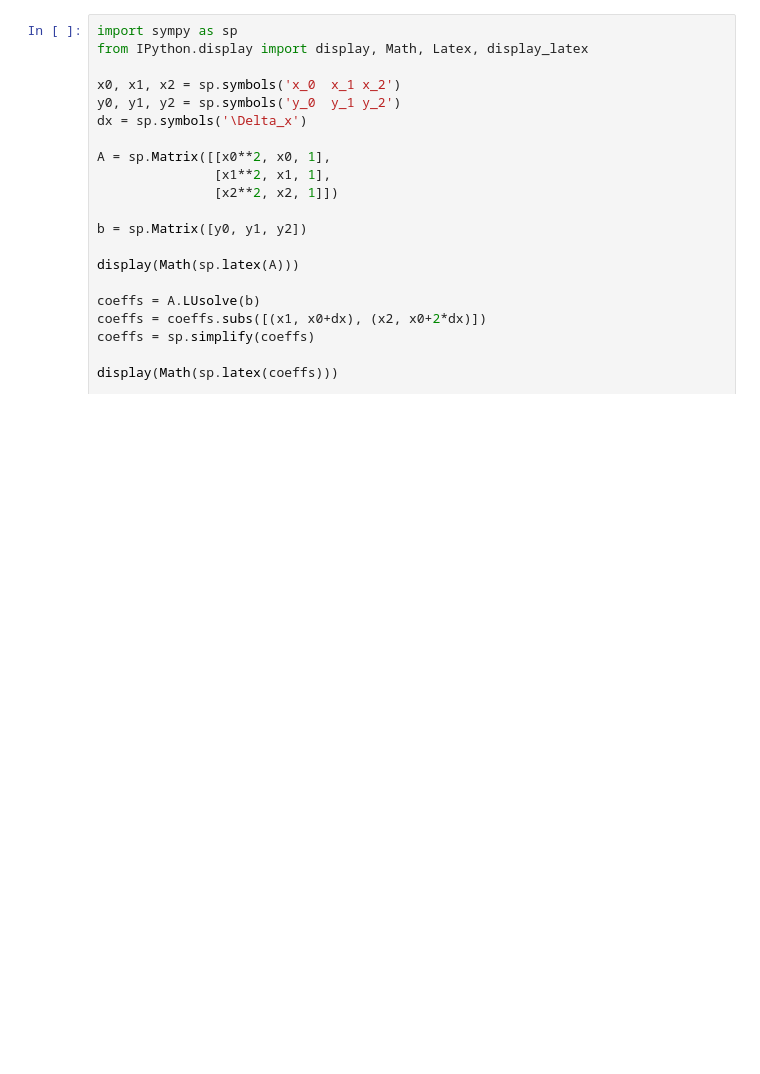
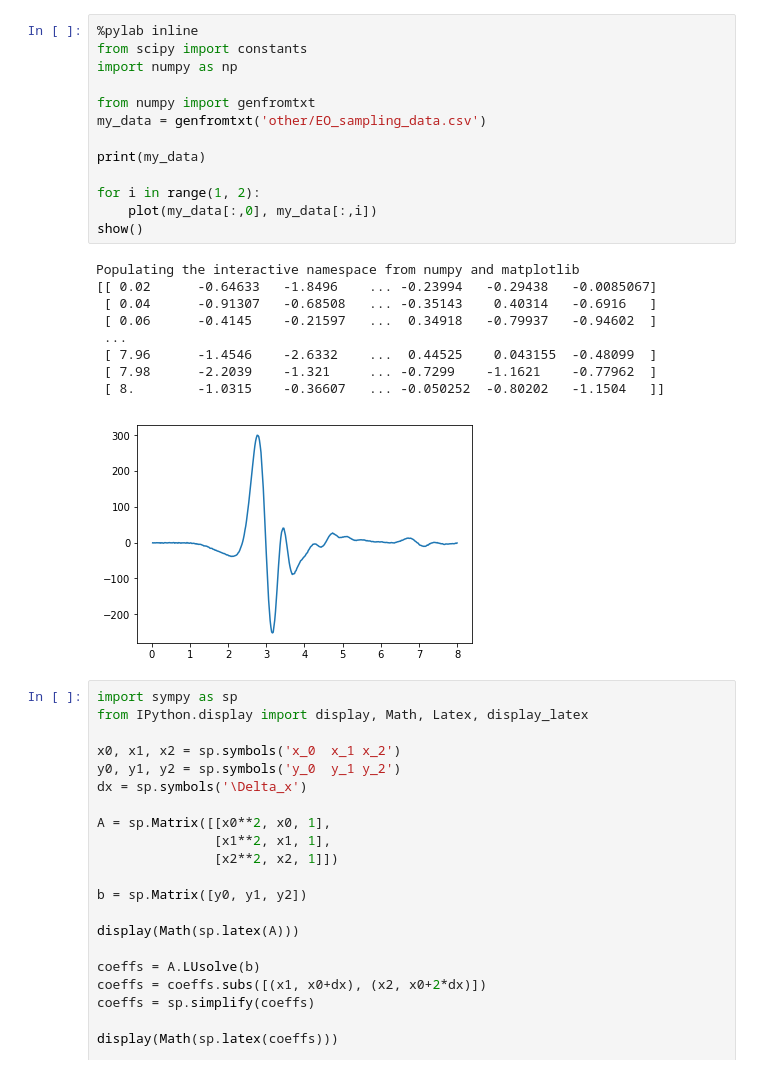
Before and after one commit to nimachm81/myPyCodes, a Jupyter notebook: test page.ipynb, the cells around one changed output. Cells and saved outputs as stored; diff of their text form; blank space fills up the shorter version.

```diff
--- a/test page.ipynb
+++ b/test page.ipynb
@@ -14,3 +36,26 @@ print(lambda_g/2/constants.micro)
+# %%
+%pylab inline
+from scipy import constants
+import numpy as np
+
+from numpy import genfromtxt
+my_data = genfromtxt('other/EO_sampling_data.csv')
+
+print(my_data)
+
+for i in range(1, 2):
+    plot(my_data[:,0], my_data[:,i])
+show()
+# %% [output]
+Populating the interactive namespace from numpy and matplotlib
+[[ 0.02      -0.64633   -1.8496    ... -0.23994   -0.29438   -0.0085067]
+ [ 0.04      -0.91307   -0.68508   ... -0.35143    0.40314   -0.6916   ]
+ [ 0.06      -0.4145    -0.21597   ...  0.34918   -0.79937   -0.94602  ]
+ ...
+ [ 7.96      -1.4546    -2.6332    ...  0.44525    0.043155  -0.48099  ]
+ [ 7.98      -2.2039    -1.321     ... -0.7299    -1.1621    -0.77962  ]
+ [ 8.        -1.0315    -0.36607   ... -0.050252  -0.80202   -1.1504   ]]
+[figure, added]
 # %%
 import sympy as sp
 from IPython.display import display, Math, Latex, display_latex
```
Also changed, not shown: parts of 3 cells of this notebook, 12 other files.
